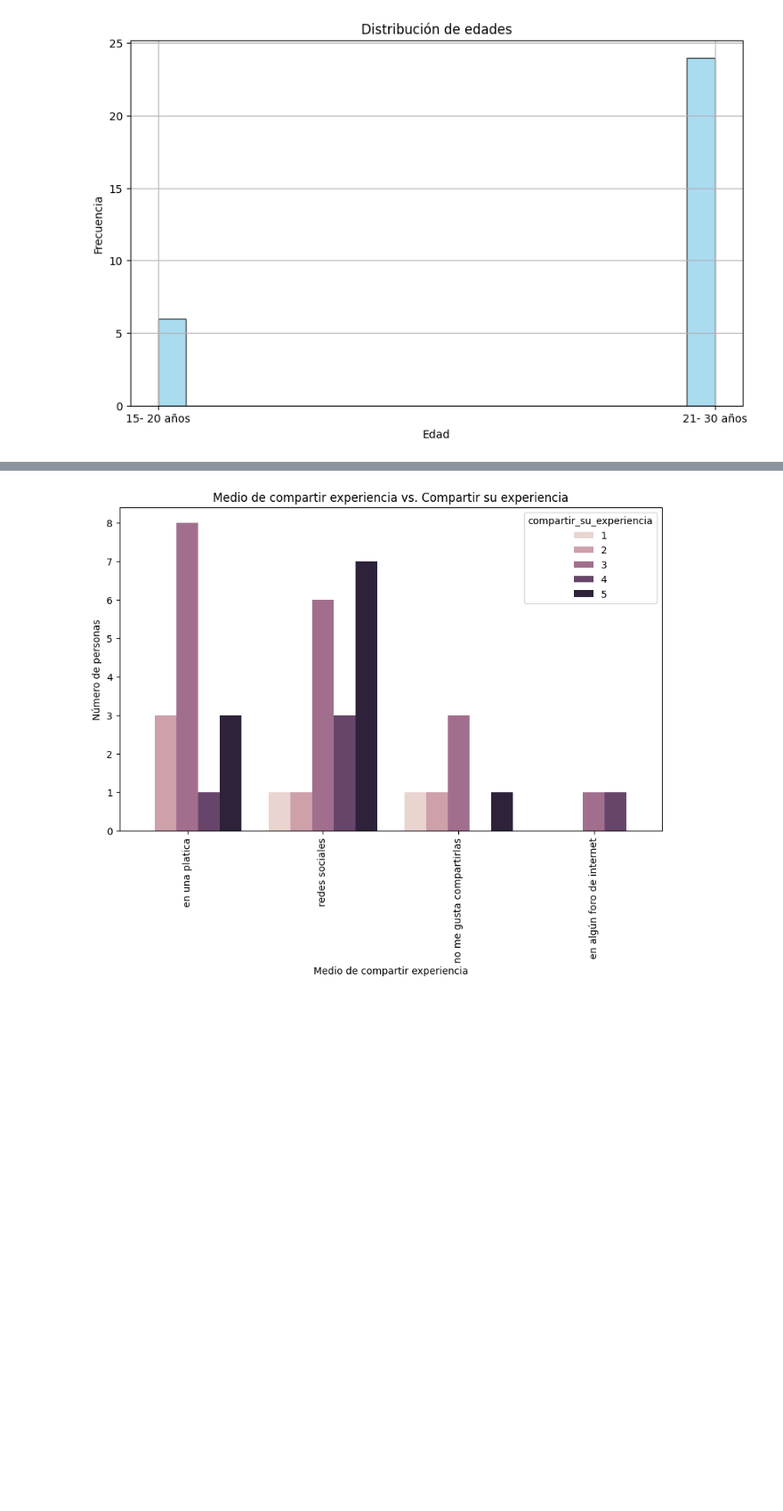
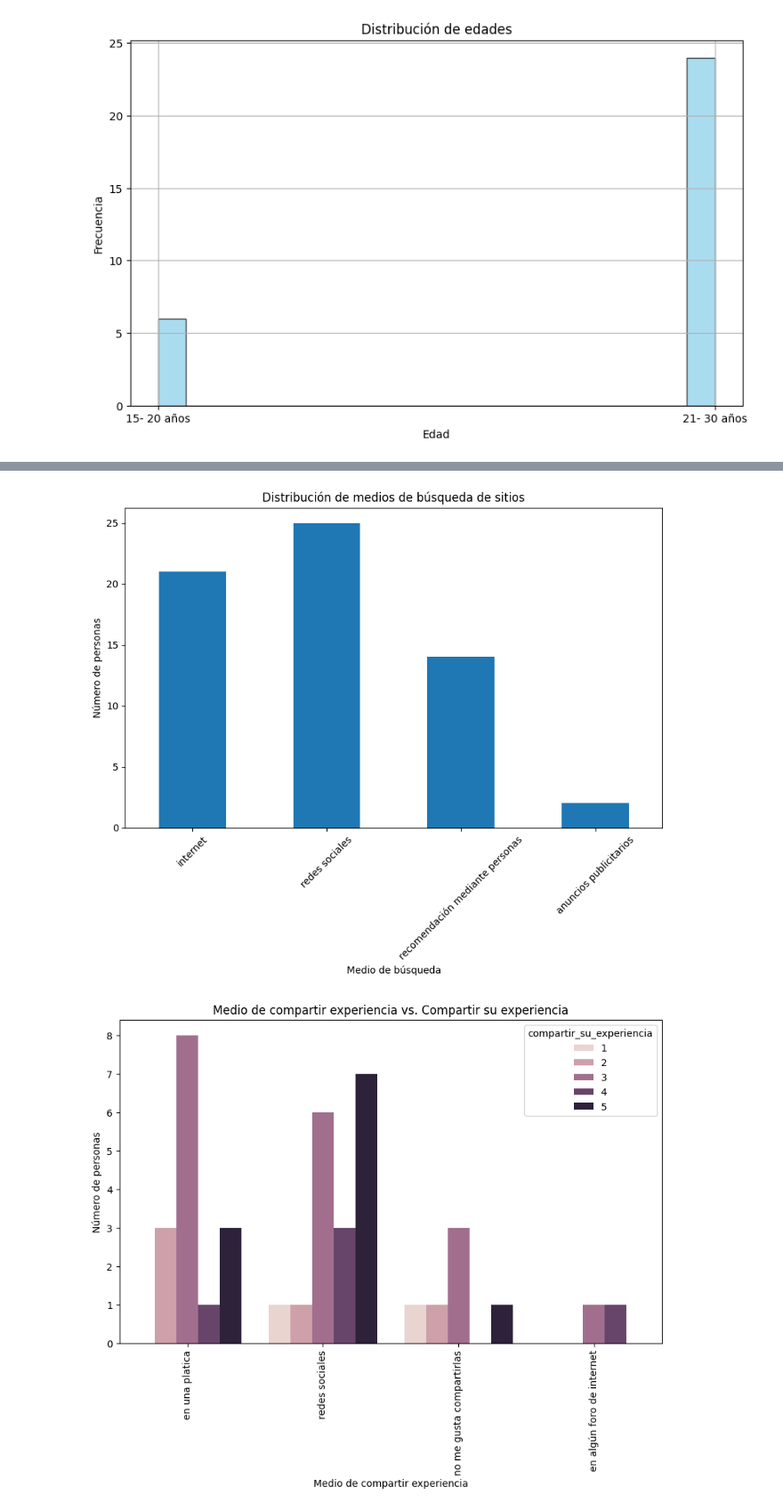
Before and after one commit to Abril131/Survey-Analysis, a Jupyter notebook: reporte_encuesta.ipynb, the cells around one changed output, grey strips where cells are left out. Shown at 89% size. Saved outputs shown, nothing was run; the diff lists cells and outputs as text; code cells hidden in the pictures; blank space fills up the shorter version.

```diff
--- a/reporte_encuesta.ipynb
+++ b/reporte_encuesta.ipynb
@@ -141,3 +135,25 @@ plt.show()
+# %%
+# imformación mediante
+df_modified['busqueda_de_sitios_split'] = df_modified['busqueda_de_sitios'].str.split(',')
+
+df_exploded = df_modified.explode('busqueda_de_sitios_split')
+
+df_exploded['busqueda_de_sitios_split'] = df_exploded['busqueda_de_sitios_split'].str.strip().str.lower()
+
+busqueda_categories = ['internet', 'redes sociales', 'recomendación mediante personas', 'anuncios publicitarios']
+
+count_data = df_exploded['busqueda_de_sitios_split'].value_counts().reindex(busqueda_categories, fill_value=0)
+
+# Graficar un gráfico de barras
+plt.figure(figsize=(10, 6))
+count_data.plot(kind='bar')
+plt.title('Distribución de medios de búsqueda de sitios')
+plt.ylabel('Número de personas')
+plt.xlabel('Medio de búsqueda')
+plt.xticks(rotation=45)
+plt.show()
+# %% [output]
+[figure, added]
 # %%
 #10 y 16
 
```
Also changed, not shown: parts of 11 cells of this notebook, 1 other file.
